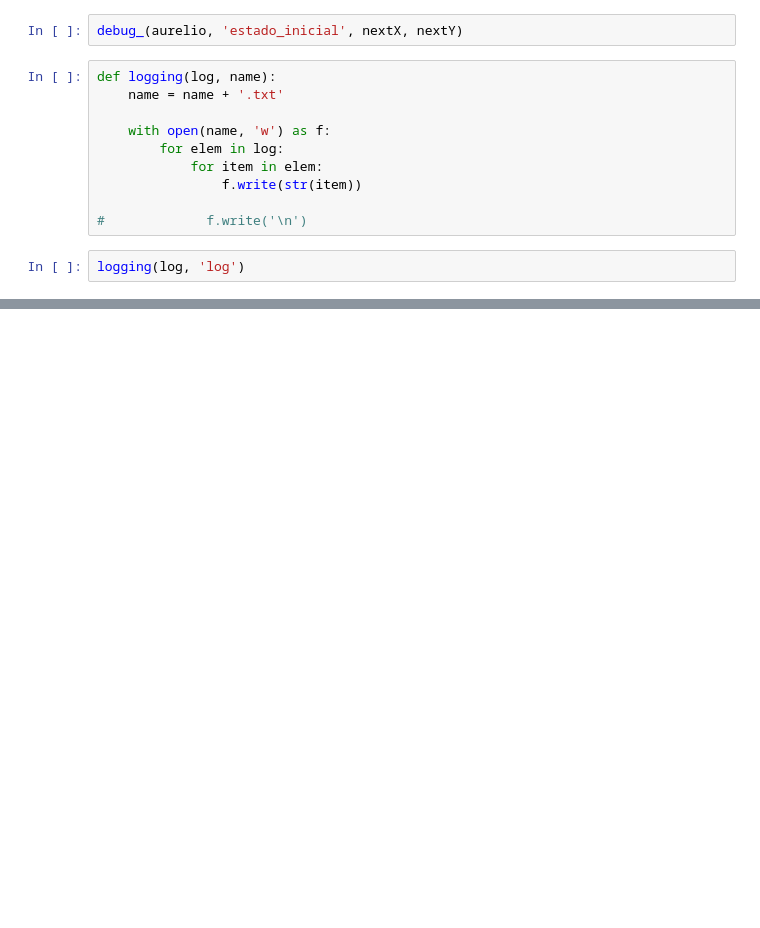
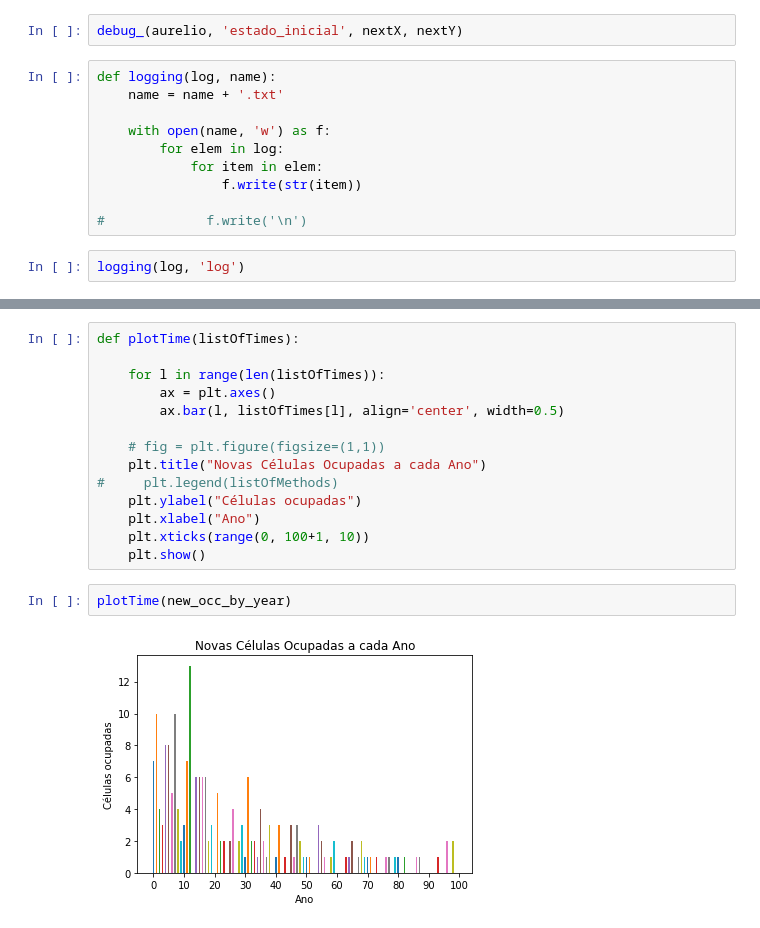
Before and after one commit to Rproc/sim, a Jupyter notebook: simulacao_chico_mendes.ipynb, the cells around one changed output, grey strips where cells are left out. Cells and saved outputs as stored; diff of their text form; blank space fills up the shorter version.

```diff
--- a/simulacao_chico_mendes.ipynb
+++ b/simulacao_chico_mendes.ipynb
@@ -726,0 +785,18 @@ logging(log, 'log')
+# %%
+def plotTime(listOfTimes):
+
+    for l in range(len(listOfTimes)):
+        ax = plt.axes()
+        ax.bar(l, listOfTimes[l], align='center', width=0.5)
+
+    # fig = plt.figure(figsize=(1,1))
+    plt.title("Novas Células Ocupadas a cada Ano")
+#     plt.legend(listOfMethods)
+    plt.ylabel("Células ocupadas")
+    plt.xlabel("Ano")
+    plt.xticks(range(0, 100+1, 10))
+    plt.show()
+# %%
+plotTime(new_occ_by_year)
+# %% [output]
+[figure, added]
```
Also changed, not shown: parts of 9 cells of this notebook, 20 other files.
